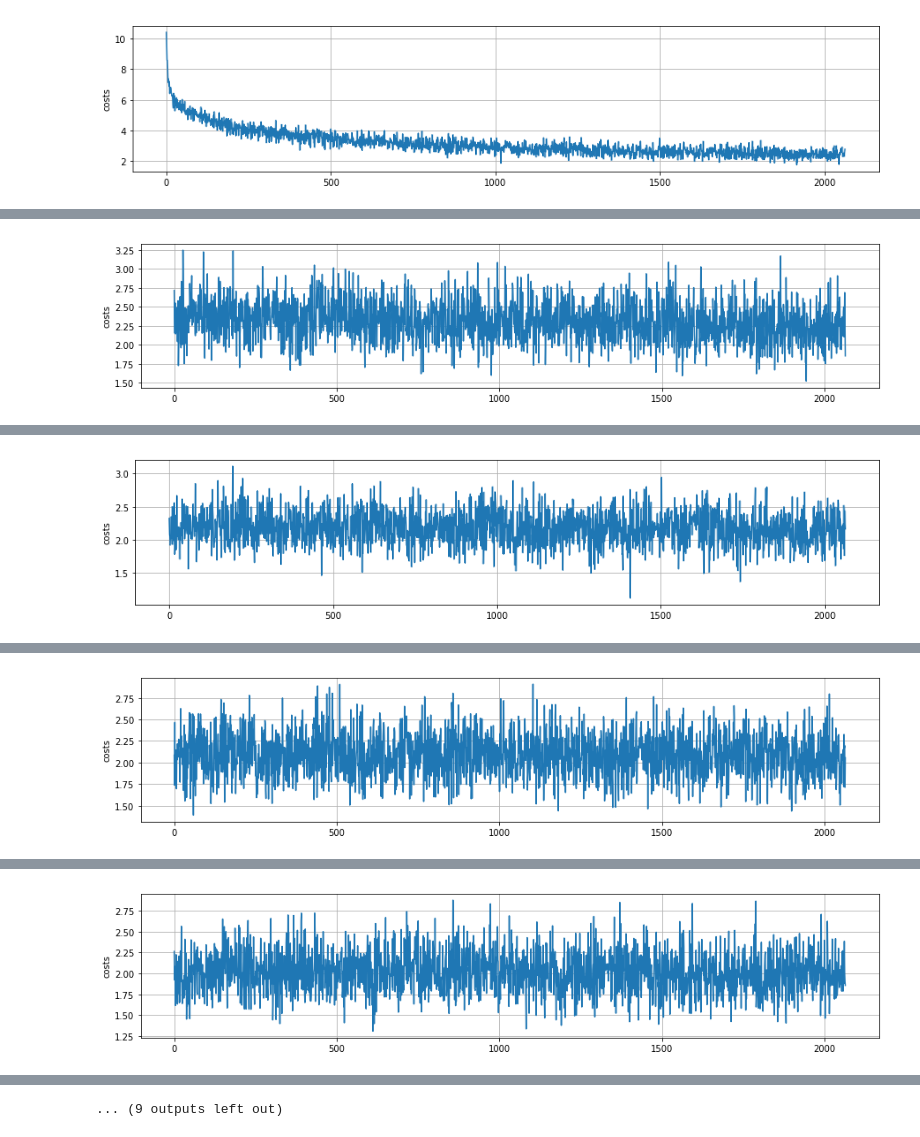
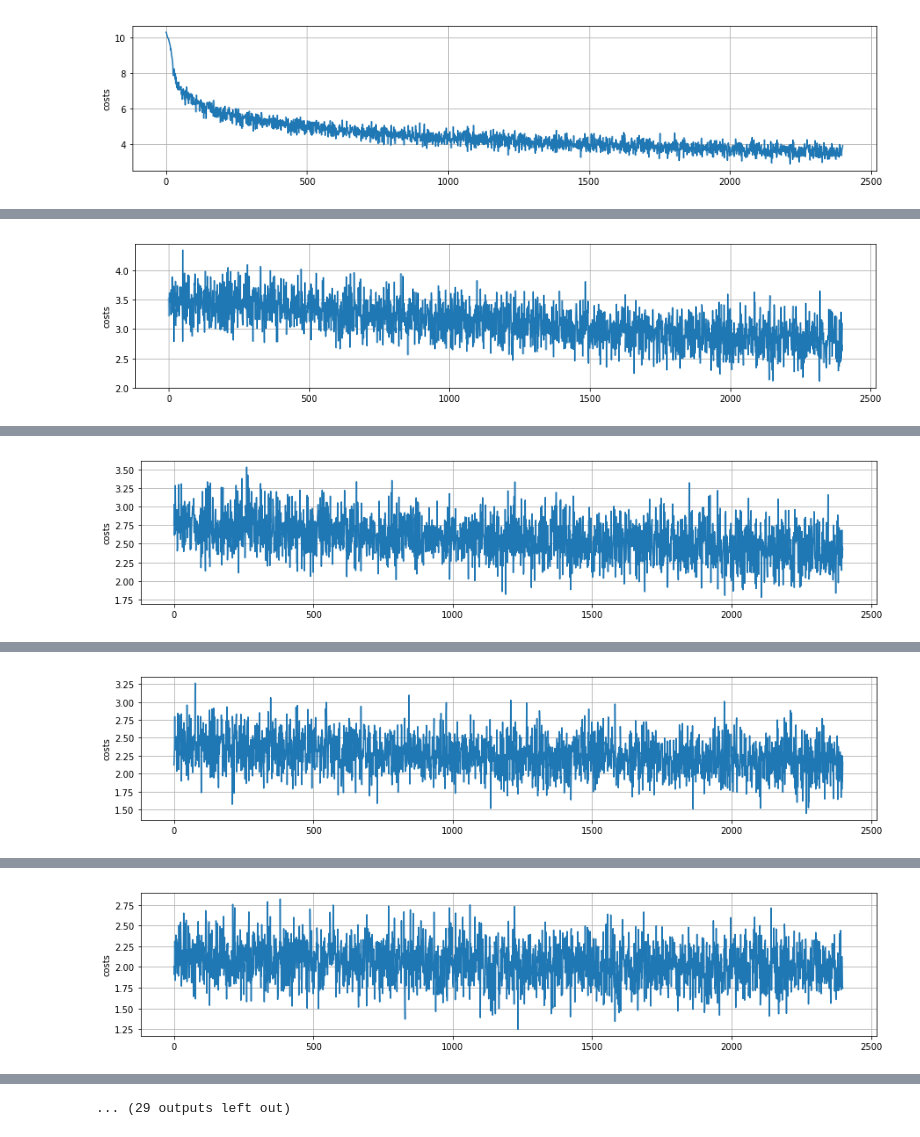
Before and after one commit to changweilin/PTT-text-generator-Encoder-Decoder-model, a Jupyter notebook: PTT title generator Encoder-Decoder model.ipynb, the cells around one changed output, grey strips where cells are left out. Cells and saved outputs as stored; diff of their text form; code cells hidden in the pictures.

```diff
--- a/PTT title generator Encoder-Decoder model.ipynb
+++ b/PTT title generator Encoder-Decoder model.ipynb
@@ -8,21 +8,22 @@ import types
 
 #Initialize for files name and path.
 base_dir = 'C:/Users/User/Raw data/PTT'
-totalboard_name = 'TJ-BG-AT-SX-CC-MV'
-board_name = ['Tech_job','Boy-Girl','AllTogether','sex','C_Chat','movie']
-board_dict_index = {'Tech_job':0,'Boy-Girl':1,'AllTogether':2,'sex':3,'C_Chat':4,'movie':5}
+totalboard_name = 'BG-CC-MV-SX-TJ-WT'
+board_name = ['Boy-Girl','C_Chat','movie','sex','Tech_job','WomenTalk']
+board_dict_index = {'Boy-Girl':0,'C_Chat':1,'movie':2,'sex':3,'Tech_job':4,'WomenTalk':5}
 
 max_word_length = 250
 min_word_length = 100
 max_title_length = 20 + 2
 label_newnum = len(board_name)
 
-GO_id = '<go>' #解碼器端的句子起始標識符。
+SOS_id = '<sos>' #解碼器端的句子起始標識符。
 EOS_id = '<eos>' #解碼器端的句子結束標識符。
 UNK_id = '<unk>' #低頻詞或者一些未遇到過的詞等。
 PAD_id = '<pad>' #補全字符。
 
 new_content_dir = []
+new_push_dir = []
 totalboard_dir = os.path.join(base_dir, totalboard_name)
 if not os.path.exists(totalboard_dir):
     os.makedirs(totalboard_dir)
@@ -31,6 +32,9 @@ for name_ind in range(len(board_name)):
     new_content_dir.append(os.path.join(totalboard_dir, board_name[name_ind]+'_content'))
     if not os.path.exists(new_content_dir[name_ind]):
         os.makedirs(new_content_dir[name_ind])
+    new_push_dir.append(os.path.join(totalboard_dir, board_name[name_ind]+'_push'))
+    if not os.path.exists(new_push_dir[name_ind]):
+        os.makedirs(new_push_dir[name_ind])
 
 from keras.preprocessing.sequence import pad_sequences
 from sklearn.cross_validation import train_test_split
@@ -52,11 +56,12 @@ for dfs_index in range(len_total):
     read_index = int(dfs_total.iloc[dfs_index, 0])
     type_name = str(dfs_total.iloc[dfs_index, 1])
     word_length = int(dfs_total.iloc[dfs_index, 5])
+    push_length = int(dfs_total.iloc[dfs_index, 6])
     title_name = str(dfs_total.iloc[dfs_index, 9])
     this_board_name = str(dfs_total.iloc[dfs_index, 10])
 
     # Add start and end character.
-    text = GO_id + ' '
+    text = SOS_id + ' '
     with open(os.path.join(new_content_dir[board_dict_index[this_board_name]], str(read_index) + '.csv'),
                 'r', encoding = 'utf-8-sig') as file:
         csvCursor = csv.reader(file)
@@ -70,7 +75,7 @@ for dfs_index in range(len_total):
     # Split titles to words by Jieba.
     title_name.encode('utf-8-sig')
     title_jieba = jieba.cut(title_name, cut_all=False)
-    title_name = GO_id
+    title_name = SOS_id
     word_length = 0
     for word in title_jieba:
         word_length += 1
@@ -81,7 +86,6 @@ for dfs_index in range(len_total):
     text_content.append(text)
     text_label.append(board_dict_index[this_board_name])
     text_generator.append(title_name)
-    file.close()
 
 # Load vocabulary information.
 with open(os.path.join(totalboard_dir, 'vocab.json') , 'r', encoding='utf-8-sig') as f_text:
@@ -99,7 +103,7 @@ vocab_size = len(vocab)
 # Build vocabulary and convert content to sequence by Keras tool.
 x_train, x_test, y_train, y_test = train_test_split(text_content, text_generator, test_size=0.2, random_state=9487)
 
-filters_char='!"#$%&()*+,×-./:;=?@[\\]^_`{|}~\t\n　，。！：；、？＜＞﹝﹞「」『』（）｛｝［］【】《》〖〗﹙﹚“”‘’＼﹨｜〝〞‵′＋－＊／＝≦≧＿＠＃＄％⌒‿︵︷︹︻︽︿﹁﹃︶︸︺︼︾﹀﹂﹄＆～§◎．˙※ㄧ↔│ꄊ✂☁☛✈♥○●☆★◇◆□■▽▼△▲㊣⊙⊕ˍ…﹌﹋﹎﹍﹉﹊‥–↑↓←→↖↗↙↘∥∕℅≒≡∩∪∞￣＿◤◥◣◢∵∴〒⊥∠⊿┼┴┬┤├▔─│▕┌┐└┘╭╮╰╯═╞╪╡╔╦╗╠╬╣╚╩╝╒╤╕╘╧╛╓╥╖╟╫╢╙╨╜║▓░▒╱╲╳▁━▶▁▂▃▄▅▆▇█▉▊▋▋▌▍▎▏▐▔■▁▔'
+filters_char='ˊˋ!"#$%&()*+,×-./:;=?@[\\]^_`{|}~\t\n　，。！：；、？＜＞﹝﹞「」『』（）｛｝［］【】《》〖〗﹙﹚“”‘’＼﹨｜〝〞‵′＋－＊／＝≦≧＿＠＃＄％⌒‿︵︷︹︻︽︿﹁﹃︶︸︺︼︾﹀﹂﹄＆～§◎．˙※ㄧ↔│ꄊ✂☁☛✈♥○●☆★◇◆□■▽▼△▲㊣⊙⊕ˍ…﹌﹋﹎﹍﹉﹊‥–↑↓←→↖↗↙↘∥∕℅≒≡∩∪∞￣＿◤◥◣◢∵∴〒⊥∠⊿┼┴┬┤├▔─│▕┌┐└┘╭╮╰╯═╞╪╡╔╦╗╠╬╣╚╩╝╒╤╕╘╧╛╓╥╖╟╫╢╙╨╜║▓░▒╱╲╳▁━▶▁▂▃▄▅▆▇█▉▊▋▋▌▍▎▏▐▔■▁▔'
 # Convert texts list to sequences list.
 def texts_to_sequences(text_list):
     sequences_list = []
@@ -155,7 +159,7 @@ import matplotlib.pyplot as plt
 # batch parameter
 build_new_model = True
 patience = 0
-num_epoch = 10
+num_epoch = 20
 batch_size = 32
 num_instances = len(y_train)
 iter_per_epoch = num_instances // batch_size
@@ -176,7 +180,7 @@ l2_reg_const = 0.001
 
 # optimization parameter
 exp_decay_rate = 0.8
-lr = 0.001
+lr = 0.0001
 clip_const = 0.1
 
 # helper parameter
@@ -336,7 +340,7 @@ def attention_layer(is_training, is_time_major,
                              mean=0.0, stddev=0.1, dtype=tf.float64))
 
     # Struct training decoder (Share variable with predicting)
-    start_tokens = tf.tile(tf.constant([vocab[GO_id]], dtype=tf.int32),
+    start_tokens = tf.tile(tf.constant([vocab[SOS_id]], dtype=tf.int32),
                            [input_batch_size * beam_width], name='start_tokens')
     # Define a beam-search decoder
     rnn_decoder = tf.contrib.seq2seq.BeamSearchDecoder(
@@ -386,7 +390,7 @@ def decoder_layer(is_training, is_decoder_in, is_time_major,
         training_helper = tf.contrib.seq2seq.TrainingHelper(
             decoder_embed_input, target_seq_len, time_major=time_major_bool)
     else:
-        start_tokens = tf.tile(tf.constant([vocab[GO_id]], dtype=tf.int32),
+        start_tokens = tf.tile(tf.constant([vocab[SOS_id]], dtype=tf.int32),
                                [input_batch_size], name='start_tokens')
         training_helper = tf.contrib.seq2seq.GreedyEmbeddingHelper(
             embeddings, start_tokens, vocab[EOS_id])
@@ -442,6 +446,9 @@ else:
     str_epoch = 1
     decoder_global_step = str_epoch * iter_per_epoch
     model_name = 'PTT_Encoder-Decoder_model_fixed_1524077398.2482338'
+
+mdl_dir = os.path.join(base_dir, 'model')
+model_dir = os.path.join(mdl_dir, model_name)
 
 iter_pct10 = iter_per_epoch // 10
 if (num_instances % batch_size) > 0:
@@ -545,16 +552,16 @@ with tf.Session(graph=train_graph) as sess:
             helper_rate = 0.5 * (1.0 + np.cos(np.pi * decoder_step / (decoder_end_step - decoder_start_step)))
             '''
             decoder_global_step +=1
-            if decoder_random<helper_rate or only_train_helper:
-                feed_dict = {is_training: True, is_decoder_in: True, is_time_major: True,
-                     inputs: X_batch[:,:X_size_max], targets: Y_batch[:,:Y_size_max],
-                     input_seq_len: X_size, target_seq_len: Y_size,
-                     limit_target_seq_len: limit_generation_len}
-            else:
+            #if decoder_random<helper_rate or only_train_helper:
+            feed_dict = {is_training: True, is_decoder_in: True, is_time_major: True,
+                 inputs: X_batch[:,:X_size_max], targets: Y_batch[:,:Y_size_max],
+                 input_seq_len: X_size, target_seq_len: Y_size,
+                 limit_target_seq_len: limit_generation_len}
+            '''else:
                 feed_dict = {is_training: True, is_time_major: True,
                      inputs: X_batch[:,:X_size_max], targets: Y_batch[:,:Y_size_max],
                      input_seq_len: X_size, target_seq_len: Y_size,
-                     limit_target_seq_len: limit_generation_len}
+                     limit_target_seq_len: limit_generation_len}'''
 
             if (i + 1) % iter_pct10 == 0:
                 train_op, loss, output_ids = sess.run(
@@ -572,15 +579,11 @@ with tf.Session(graph=train_graph) as sess:
             else:
                 costs.append(loss)
                 last_loss = loss
-                last_rnn_output = rnn_output
-                last_train_op = train_op
 
             if (i + 1) % iter_pct10 == 0:
                 if e==0:
-                    mdl_dir = os.path.join(base_dir, 'model')
                     if not os.path.exists(mdl_dir):
                         os.makedirs(mdl_dir)
-                    model_dir = os.path.join(mdl_dir, model_name)
                     if not os.path.exists(model_dir):
                         os.makedirs(model_dir)
 
@@ -678 +683 @@ Save best score!! 3.1644048533604643
-[figure, old version]
+[figure, new version]
@@ -696 +701 @@ Save best score!! 2.307413842473425
-[figure, old version]
+[figure, new version]
@@ -714 +719 @@ Save best score!! 2.1749817682053383
-[figure, old version]
+[figure, new version]
@@ -732 +737 @@ Save best score!! 2.084579673914661
-[figure, old version]
+[figure, new version]
@@ -750 +755 @@ Save best score!! 2.013344026202796
-[figure, old version]
+[figure, new version]
@@ -769,4 +774,4 @@ Save best score!! 1.9646950314416145
-... (9 outputs left out)
+... (29 outputs left out)
 # %%
 import os
 import random
```
Also changed, not shown: parts of 3 cells of this notebook.
